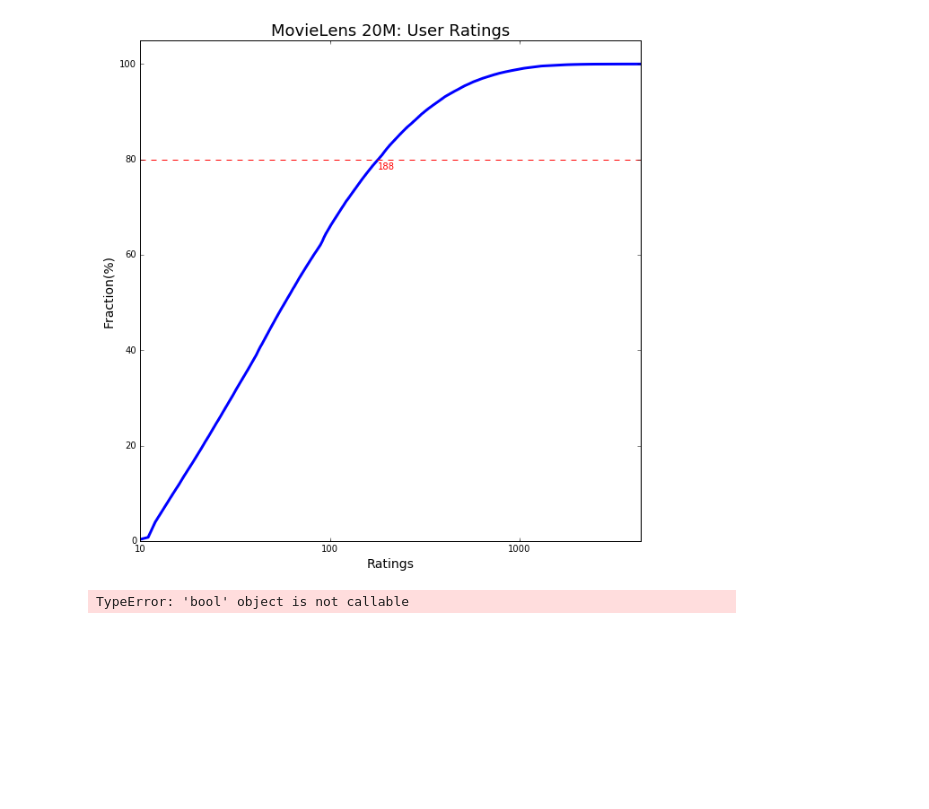
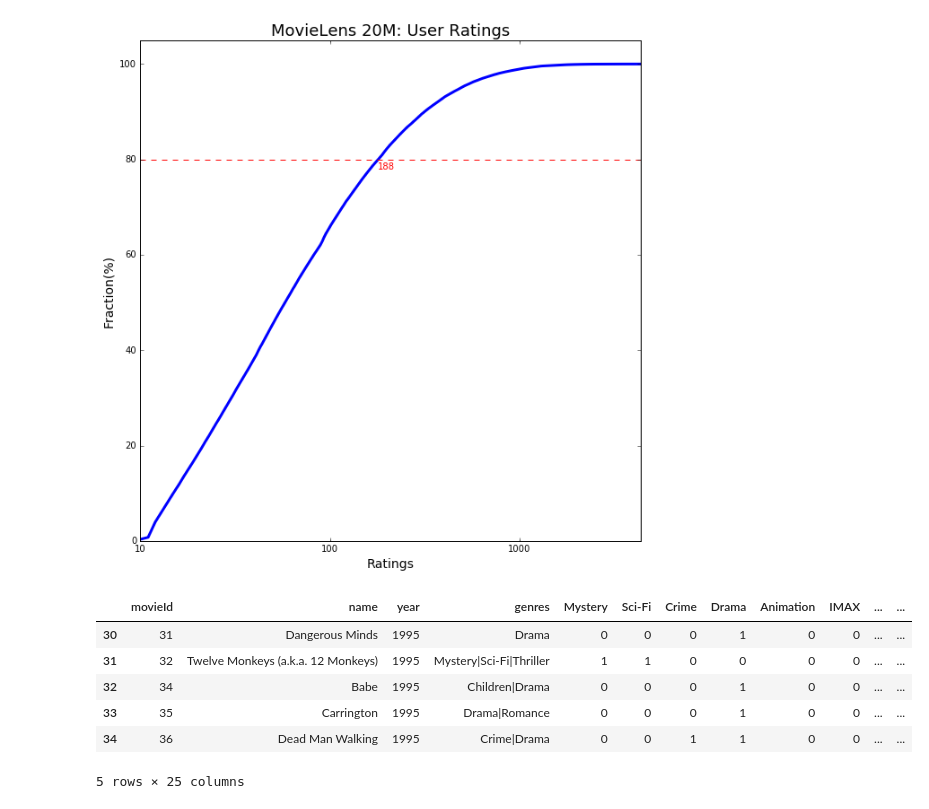
Before and after one commit to anatef/COS424_project, a Jupyter notebook: explore_data.ipynb, the cells around one changed output. Cells and saved outputs as stored; diff of their text form; code cells hidden in the pictures; blank space fills up the shorter version.

Commit message:
finished preparing the movie dataframe for clustering (or whatever we need)

```diff
--- a/explore_data.ipynb
+++ b/explore_data.ipynb
@@ -197,19 +197,29 @@ with open(my_path[0]+'/explore/filtered_user_ratings_cnt.pik', 'wb') as handle:
 # %%
 # create filtered movies with genre rankings and year bitmap CSV
 
 movies_filename = "/ml-20/movies.csv"
 dfmovies = pd.read_csv(my_path[0]+movies_filename, index_col=None, sep=',')
 #Extract the year from the title
 dfmovies["year"] = dfmovies['title'].apply(lambda x: x[x.rfind("(")+1:x.rfind(")")])
 dfmovies["name"] = dfmovies['title'].apply(lambda x: x[:x.rfind("(")-1])
 del dfmovies['title']
 #Get the columns to the original order
 cols = dfmovies.columns.tolist()
 cols = cols[:1] + cols[-1:] + cols[-2:-1] + cols[1:2]
 dfmovies = dfmovies[cols]
 all_genres = ['Mystery', 'Sci-Fi', 'Crime', 'Drama', 'Animation', 'IMAX', 'Action', '(no genres listed)', 'Comedy', 'Documentary', 'War', 'Romance', 'Horror', 'Film-Noir', 'Musical', 'Fantasy', 'Adventure', 'Children', 'Thriller', 'Western']
 for genre in all_genres:
-    dfmovies[genre] = dfmovies['genres'].apply(lambda x: x.find(genre)>=0)
-dfmovies
+    dfmovies[genre] = dfmovies['genres'].apply(lambda x: x.find(genre)>=0).astype(int)
+# only the fitered movies
+filtered_dfmovies = dfmovies[dfmovies.movieId.isin(filtered_movie_ratings_cnt.movieId)]
+sorted_filtered_movie_ratings_cnt = filtered_movie_ratings_cnt.sort_values("movieId")
+filtered_dfmovies = filtered_dfmovies.merge(sorted_filtered_movie_ratings_cnt)
+filtered_dfmovies
 # %% [output]
+|  | movieId | name | year | genres | Mystery | Sci-Fi | Crime | Drama | Animation | IMAX | ... | ... |
+| 30 | 31 | Dangerous Minds | 1995 | Drama | 0 | 0 | 0 | 1 | 0 | 0 | ... | ... |
+| 31 | 32 | Twelve Monkeys (a.k.a. 12 Monkeys) | 1995 | Mystery|Sci-Fi|Thriller | 1 | 1 | 0 | 0 | 0 | 0 | ... | ... |
+| 32 | 34 | Babe | 1995 | Children|Drama | 0 | 0 | 0 | 1 | 0 | 0 | ... | ... |
+| 33 | 35 | Carrington | 1995 | Drama|Romance | 0 | 0 | 0 | 1 | 0 | 0 | ... | ... |
+| 34 | 36 | Dead Man Walking | 1995 | Crime|Drama | 0 | 0 | 1 | 1 | 0 | 0 | ... | ... |
-TypeError: 'bool' object is not callable
+5 rows × 25 columns
```
Also changed, not shown: parts of 3 cells of this notebook.
